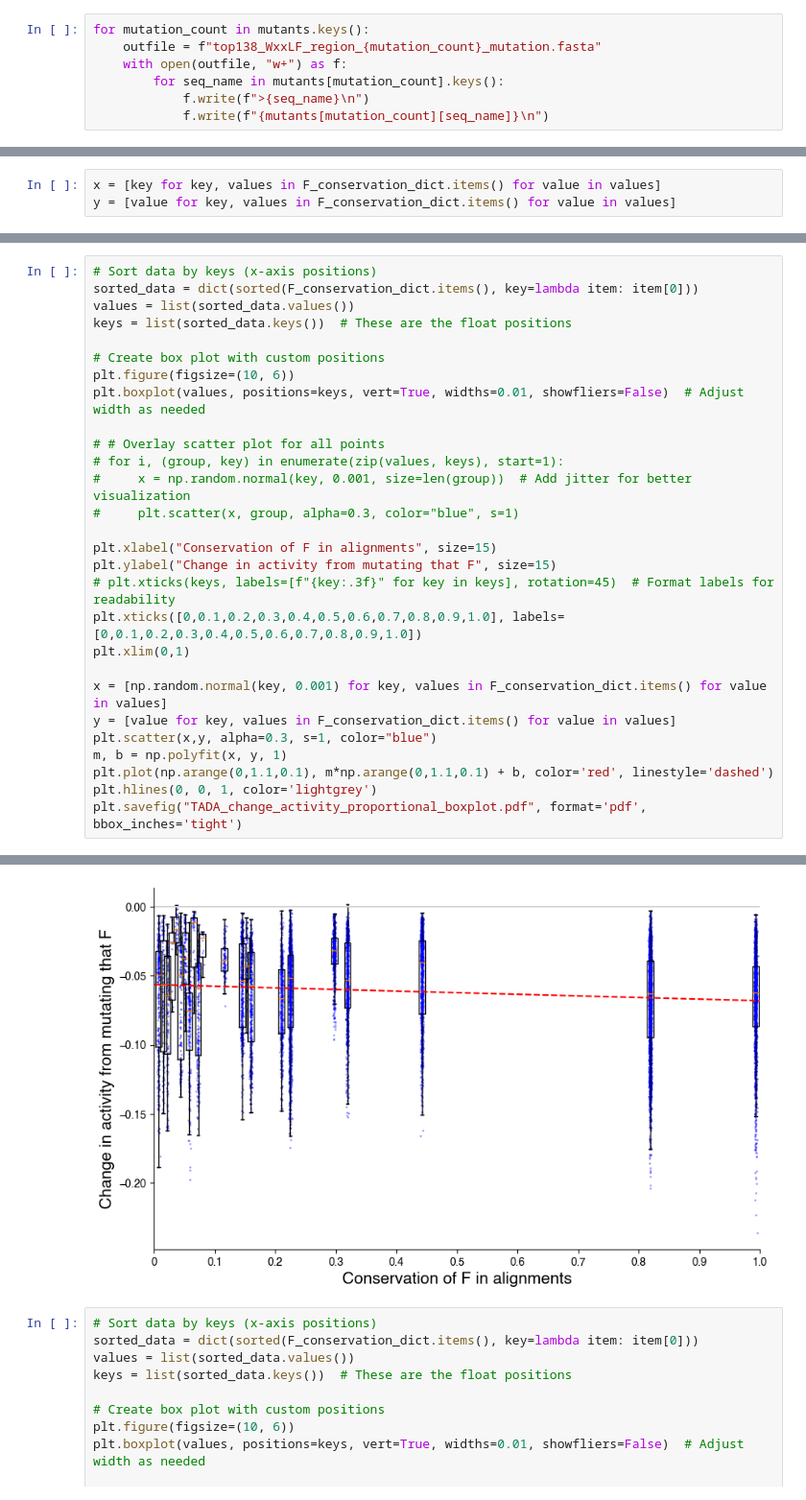
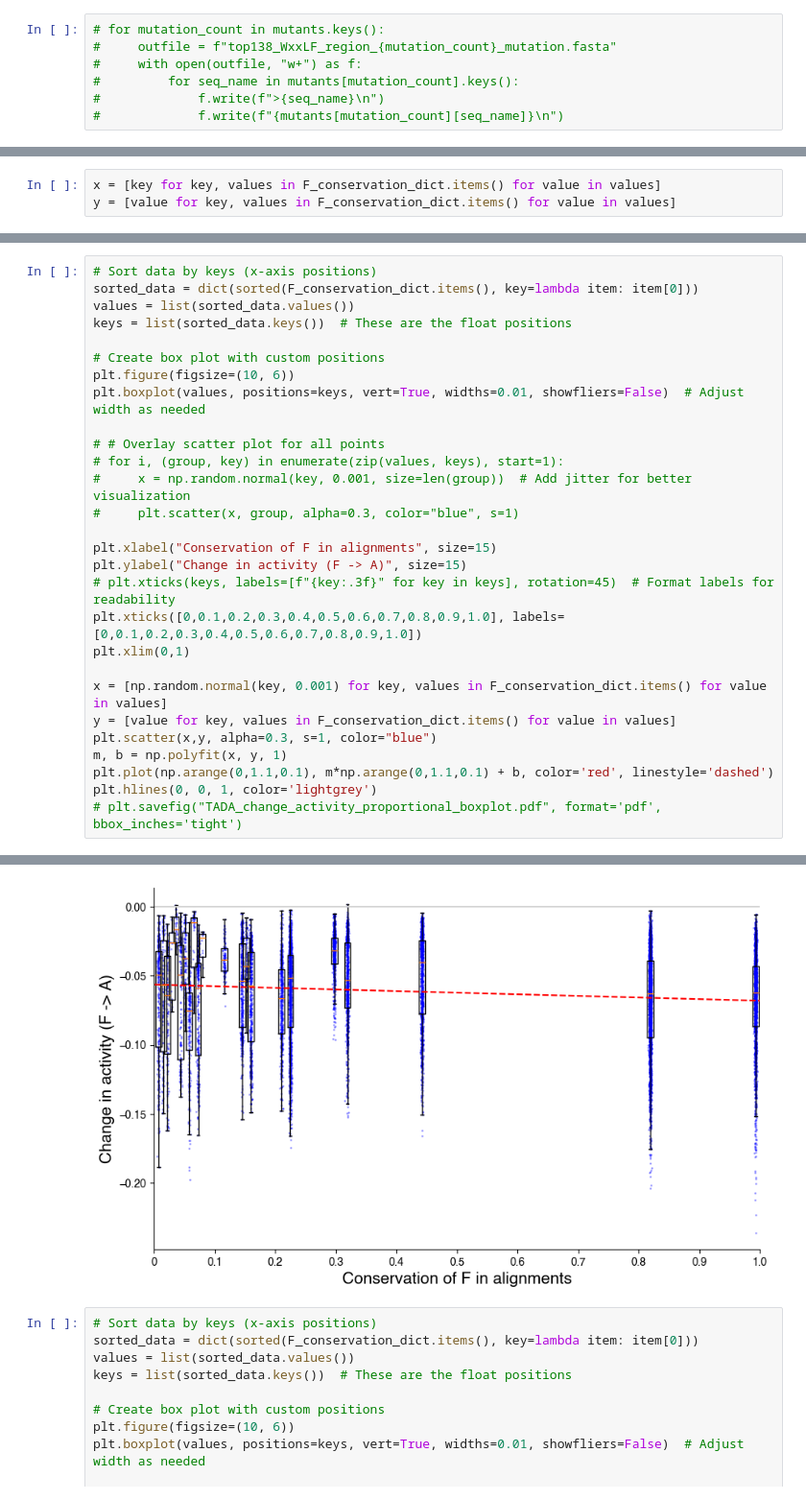
Before and after one commit to staller-lab/Gcn4-evolution, a Jupyter notebook: generate_mutations_TADA.ipynb, the cells around one changed output, grey strips where cells are left out. Shown at 96% size. Saved outputs shown, nothing was run; the diff lists cells and outputs as text.

```diff
--- a/generate_mutations_TADA.ipynb
+++ b/generate_mutations_TADA.ipynb
@@ -393,12 +446,12 @@ for seq1_name in mutants[n].keys():
     if count != n:
         print(count)
 # %%
-for mutation_count in mutants.keys():
-    outfile = f"top138_WxxLF_region_{mutation_count}_mutation.fasta"
-    with open(outfile, "w+") as f:
-        for seq_name in mutants[mutation_count].keys():
-            f.write(f">{seq_name}\n")
-            f.write(f"{mutants[mutation_count][seq_name]}\n")
+# for mutation_count in mutants.keys():
+#     outfile = f"top138_WxxLF_region_{mutation_count}_mutation.fasta"
+#     with open(outfile, "w+") as f:
+#         for seq_name in mutants[mutation_count].keys():
+#             f.write(f">{seq_name}\n")
+#             f.write(f"{mutants[mutation_count][seq_name]}\n")
 # %%
 def get_mutation_activity_df(count_int, count_str):
     mutation = pd.DataFrame.from_dict(mutants[count_int], orient='index')
@@ -690,7 +754,7 @@ plt.boxplot(values, positions=keys, vert=True, widths=0.01, showfliers=False)  #
 #     plt.scatter(x, group, alpha=0.3, color="blue", s=1)
 
 plt.xlabel("Conservation of F in alignments", size=15)
-plt.ylabel("Change in activity from mutating that F", size=15)
+plt.ylabel("Change in activity (F -> A)", size=15)
 # plt.xticks(keys, labels=[f"{key:.3f}" for key in keys], rotation=45)  # Format labels for readability
 plt.xticks([0,0.1,0.2,0.3,0.4,0.5,0.6,0.7,0.8,0.9,1.0], labels=[0,0.1,0.2,0.3,0.4,0.5,0.6,0.7,0.8,0.9,1.0])
 plt.xlim(0,1)
@@ -701,5 +765,5 @@ plt.scatter(x,y, alpha=0.3, s=1, color="blue")
 m, b = np.polyfit(x, y, 1)
 plt.plot(np.arange(0,1.1,0.1), m*np.arange(0,1.1,0.1) + b, color='red', linestyle='dashed')
 plt.hlines(0, 0, 1, color='lightgrey')
-plt.savefig("TADA_change_activity_proportional_boxplot.pdf", format='pdf', bbox_inches='tight')
+# plt.savefig("TADA_change_activity_proportional_boxplot.pdf", format='pdf', bbox_inches='tight')
 # %% [output]
@@ -707,4 +772,4 @@ plt.savefig("TADA_change_activity_proportional_boxplot.pdf", format='pdf', bbox_
-[figure, old version]
+[figure, new version]
 # %%
 # Sort data by keys (x-axis positions)
 sorted_data = dict(sorted(F_conservation_dict.items(), key=lambda item: item[0]))
```
Also changed, not shown: parts of 17 cells of this notebook, 2 other files.
